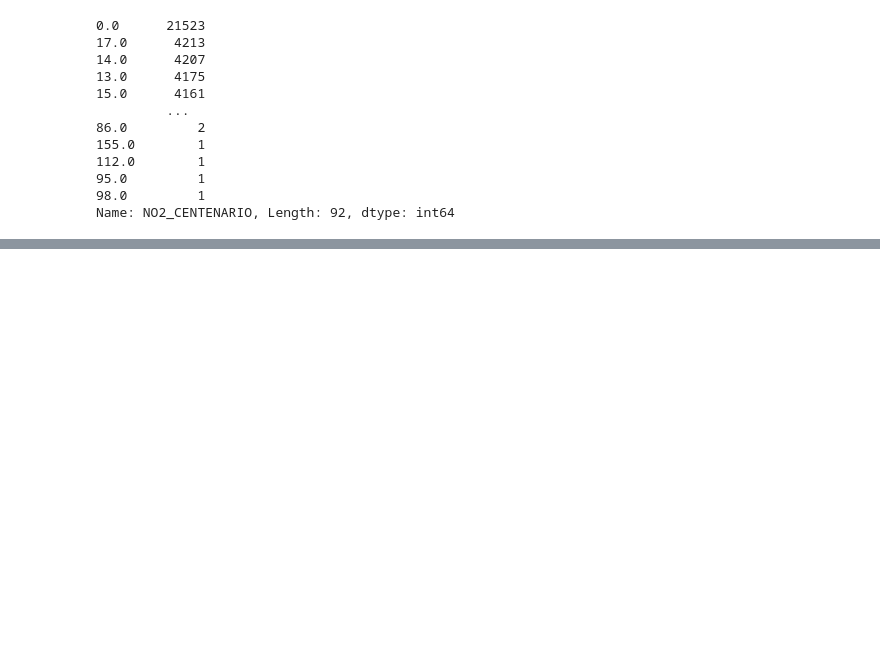
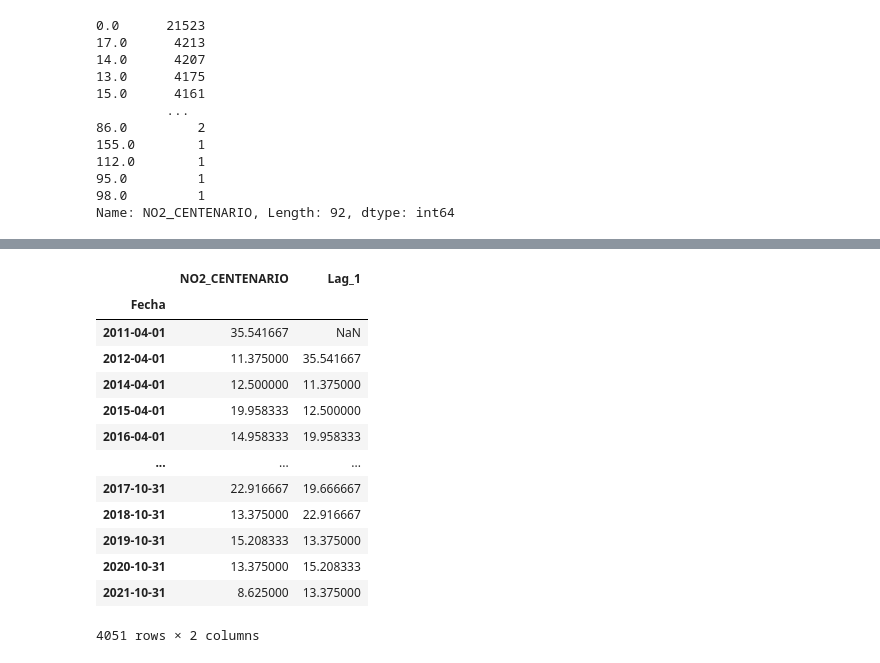
Before and after one commit to AgustinCdeCelis/calidad_aire_bsas, a Jupyter notebook: analisis.ipynb, the cells around one changed output, grey strips where cells are left out. Saved outputs shown, nothing was run; the diff lists cells and outputs as text; code cells hidden in the pictures; blank space fills up the shorter version.

```diff
--- a/analisis.ipynb
+++ b/analisis.ipynb
@@ -368,0 +464,2 @@ Name: CO_CENTENARIO, dtype: int64
+# %%
+df_centenario_no2['Fecha']= pd.to_datetime(df_centenario_no2['Fecha'])
@@ -368,0 +503,2 @@ Name: CO_CENTENARIO, dtype: int64
+# %%
+df_centenario_no2 = df_centenario_no2[df_centenario_no2['NO2_CENTENARIO']!=0]
@@ -368,0 +521,21 @@ Name: CO_CENTENARIO, dtype: int64
+# %%
+df_centenario_no2.set_index('Fecha',inplace=True)
+# %%
+df_centenario_no2['Lag_1'] = df_centenario_no2.shift(1)
+# %%
+df_centenario_no2
+# %% [output]
+|  | NO2_CENTENARIO | Lag_1 |
+| Fecha |  |  |
+| 2011-04-01 | 35.541667 | NaN |
+| 2012-04-01 | 11.375000 | 35.541667 |
+| 2014-04-01 | 12.500000 | 11.375000 |
+| 2015-04-01 | 19.958333 | 12.500000 |
+| 2016-04-01 | 14.958333 | 19.958333 |
+| ... | ... | ... |
+| 2017-10-31 | 22.916667 | 19.666667 |
+| 2018-10-31 | 13.375000 | 22.916667 |
+| 2019-10-31 | 15.208333 | 13.375000 |
+| 2020-10-31 | 13.375000 | 15.208333 |
+| 2021-10-31 | 8.625000 | 13.375000 |
+4051 rows × 2 columns
```
Also changed, not shown: parts of 34 cells of this notebook, 3 other files.
